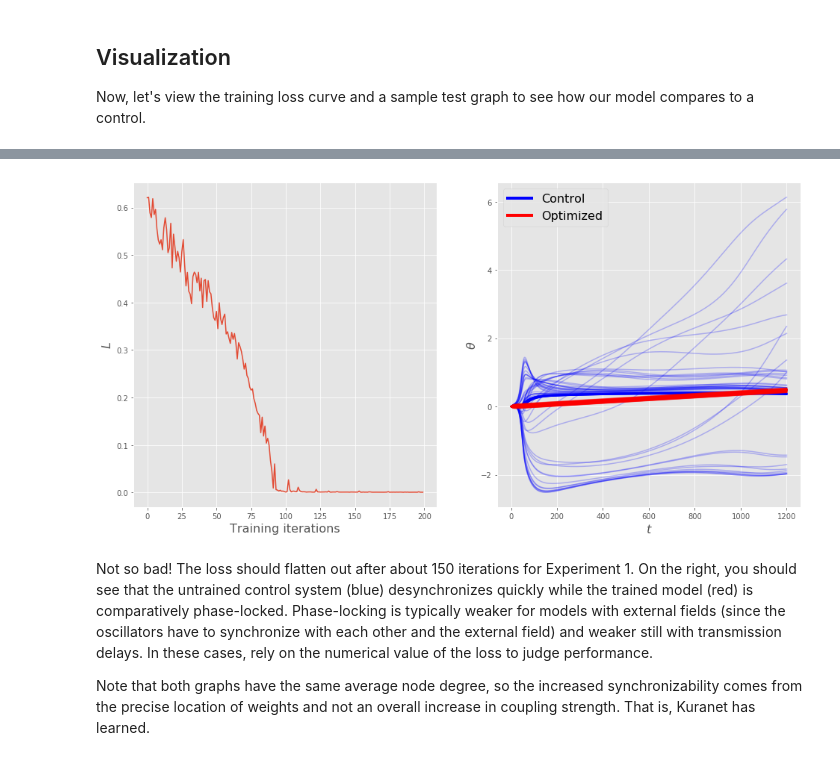
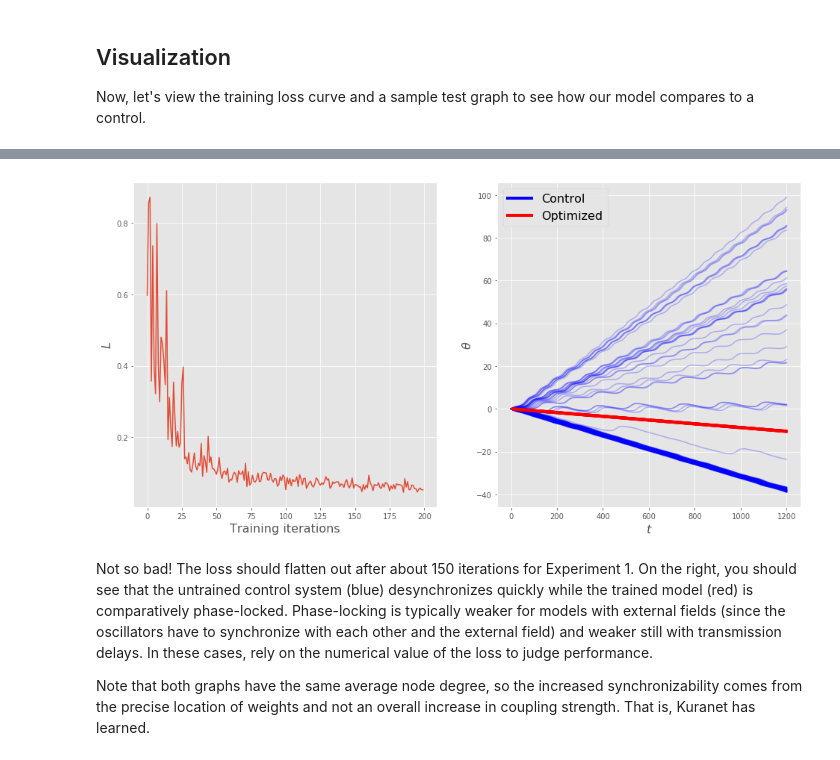
Before and after one commit to serre-lab/KuraNet, a Jupyter notebook: global.ipynb, the cells around one changed output, grey strips where cells are left out. Cells and saved outputs as stored; diff of their text form; code cells hidden in the pictures.

```diff
--- a/global.ipynb
+++ b/global.ipynb
@@ -62,7 +62,7 @@ model_type='full'
 num_classes=0
 feature_dim=3
 num_units=100
-normalize=True
+normalize='node'
 avg_deg=1.0
 num_epochs=2 # For tau, use 2
 batch_size=100
@@ -76,7 +76,7 @@ initial_phase='zero'
 loss_type='circular_variance'
 optimizer='SGD'
 momentum=0.0
-max_grad_norm=1.0
+max_grad_norm=10.0
 num_hid_units=128
 lr=5e-4
 device='cuda'
@@ -93,7 +93,7 @@ for dl, regime in zip([train_dls, test_dls], ['train', 'test']):
             dt = np.load(os.path.join(data_base_dir, data_name, dist_name, regime, 'features.npz'))
             ds = TensorDataset(torch.FloatTensor(dt['x']), torch.LongTensor(dt['y'].astype(np.int32)))
         else:
-            ds = TensorDataset(torch.zeros(num_samples).float(), torch.zeros(num_samples).long())
+            ds = TensorDataset(torch.zeros(num_samples,1).float(), torch.zeros(num_samples).long())
         dl[data_name] = DataLoader(ds, batch_size=num_units, shuffle=True, drop_last=True)
 # %% [markdown]
 ## Training KuraNet
@@ -137,9 +137,6 @@ Testing batch: 10. Time/Batch: 0.2436. Loss: 0.0006048094946891069.
 
 Now, let's view the training loss curve and a sample test graph to see how our model compares to a control.
 # %%
-vis_seed=1
-np.random.seed(vis_seed)
-torch.manual_seed(vis_seed)
 visualization_time=1200
 kn_control = KuraNet_full(feature_dim, avg_deg=avg_deg,
              num_hid_units=num_hid_units, initial_phase=initial_phase,
@@ -150,8 +147,8 @@ kn_control = KuraNet_full(feature_dim, avg_deg=avg_deg,
 
 kn_control.set_batch_size(batch_size)
 
-kn.set_grids(.01, visualization_time, 1)
-kn_control.set_grids(.01, visualization_time, 1)
+kn.set_grids(alpha, visualization_time, 1)
+# kn_control.set_grids(.01, visualization_time, 1)
 
 data_keys = [key for key in train_dls.keys()]
 
@@ -162,8 +159,6 @@ for j, batch in enumerate(zip(*[test_dls[key] for key in data_keys])):
     if 'tau' in X.keys():
         X['tau']  = torch.where(X['tau'] > 40.0, 40.0 * torch.ones_like(X['tau']),X['tau'])
     break
-
-
 
 flow = kn.run(X)
 flow_control = kn_control.run(X)
@@ -196,4 +191,4 @@ Control loss: 0.2574
-[figure, old version]
+[figure, new version]
 # %% [markdown]
 Not so bad!  The loss should flatten out after about 150 iterations for Experiment 1. On the right, you should see that the untrained control system (blue) desynchronizes quickly while the trained model (red) is comparatively phase-locked. Phase-locking is typically weaker for models with external fields (since the oscillators have to synchronize with each other and the external field) and weaker still with transmission delays. In these cases, rely on the numerical value of the loss to judge performance.
 
```
Also changed, not shown: parts of 7 cells of this notebook, 11 other files.
